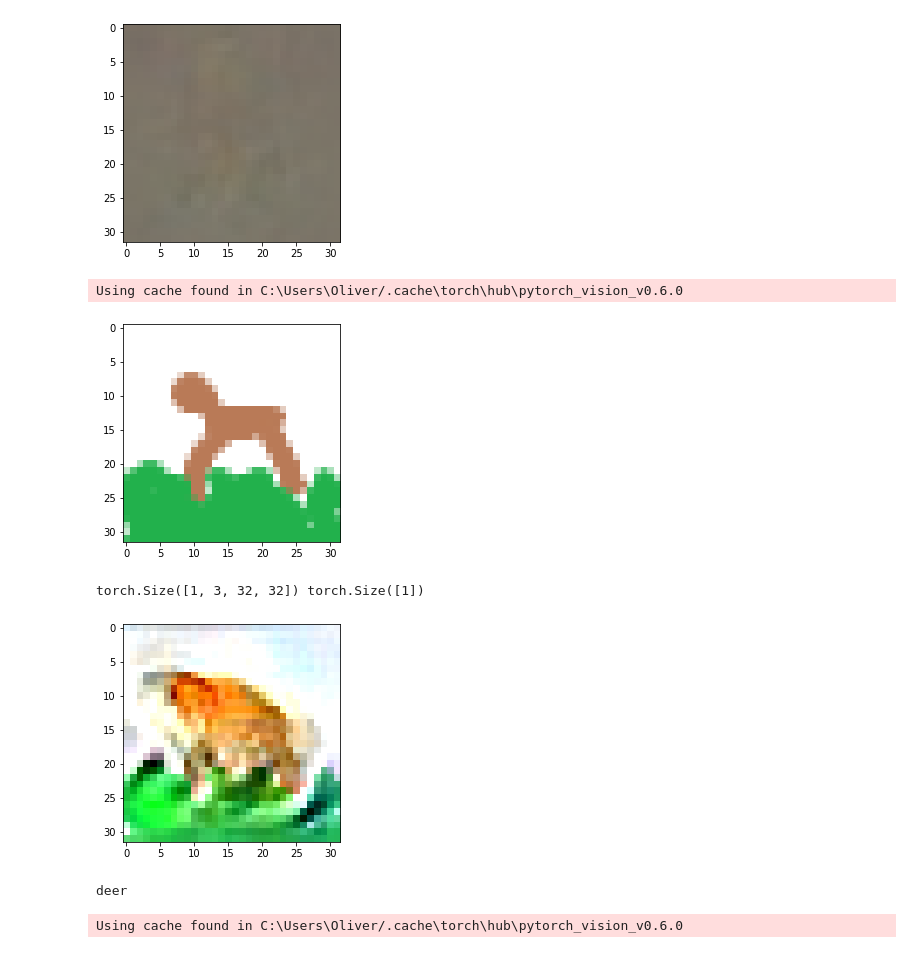
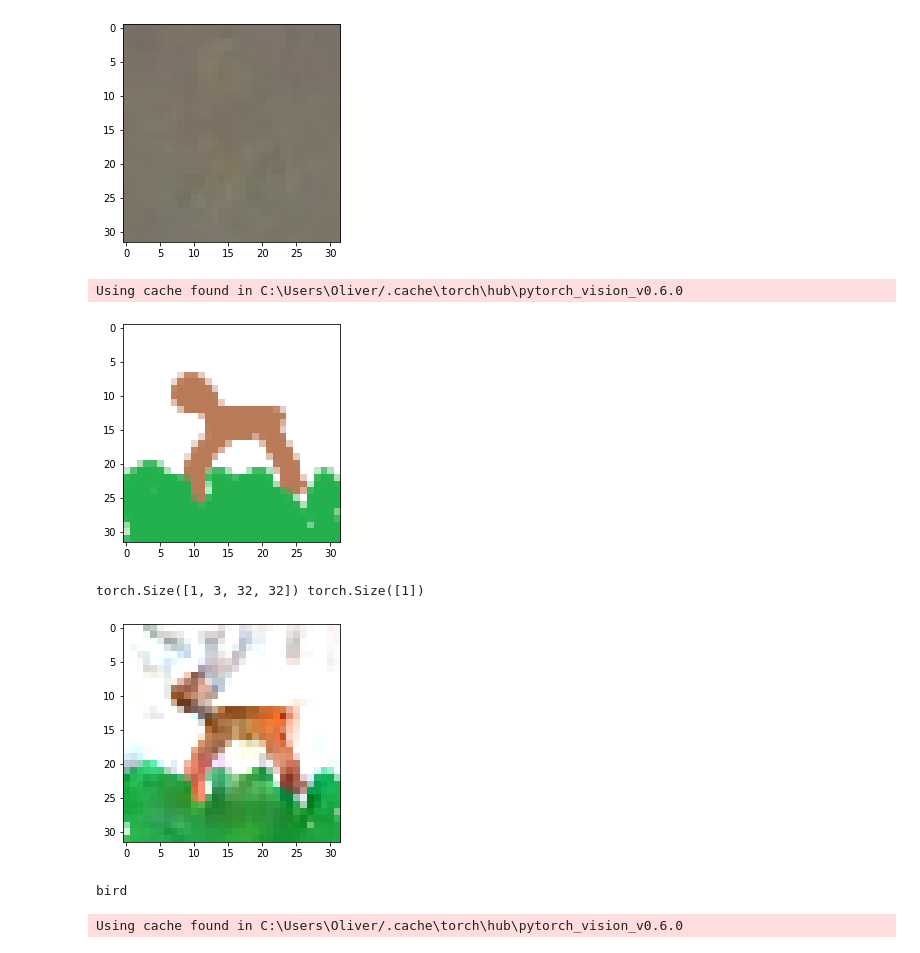
Before and after one commit to Blimeo/nmep-proj, a Jupyter notebook: main.ipynb, the cells around one changed output. Cells and saved outputs as stored; diff of their text form; code cells hidden in the pictures.

Commit message:
saved image

```diff
--- a/main.ipynb
+++ b/main.ipynb
@@ -96,30 +96,35 @@ deer
 [figure]
 # %%
 import imageio
+from torchvision.utils import save_image
 model = ResNet('18').to(device)
 model.load_state_dict(torch.load('models/resnet18_l2eps=10/85')) # 20 omg
 model.eval()
 image = torch.Tensor(imageio.imread('deer.png')).permute(2, 0, 1).to(device) / 255.
 # print(image.shape)
 plt.imshow(image.permute(1, 2, 0).cpu())
 plt.show()
-label = torch.Tensor([6]).cuda().long()
+label = torch.Tensor([6]).to(device).long()
 # adv = pgd(image.view(1,3,32,32), label, model, stepsize=1, eps=60, steps=80, constraint='l_2')
 # adv = pgd(image.view(1,3,32,32), label, model, stepsize=.015, eps=.6, steps=40, constraint='l_inf')
 # adv = pgd(image.view(1,3,32,32), label, model, stepsize=.03, eps=.1, steps=5, constraint='l_inf')
 eps=3500
 steps=100
 # adv = fgsm(image.view(1, 3, 32, 32), label, model, eps=0.2)
-adv = pgd_attack(image.view(3,32,32), 6, model, stepsize=2.5 * eps / steps, eps=eps, steps=steps, constraint='l_2')
+adv = pgd_attack(image.view(3,32,32), 4, model, stepsize=2.5 * eps / steps, eps=eps, steps=steps, constraint='l_2')
 plt.imshow(adv.cpu().view(3, 32, 32).permute(1, 2, 0))
 plt.show()
 print(cifar_labels[torch.argmax(model(adv.view(1, 3, 32, 32))).item()])
+
+upsample = transforms.Compose([transforms.ToPILImage(), transforms.Resize(480), transforms.ToTensor()])
+
+torchvision.utils.save_image(upsample(adv.cpu()), 'saved.png')
 # %% [output]
 Using cache found in C:\Users\Oliver/.cache\torch\hub\pytorch_vision_v0.6.0
 [figure]
 torch.Size([1, 3, 32, 32]) torch.Size([1])
-[figure, old version]
+[figure, new version]
-deer
+bird
 # %%
 for i in range(0,150,5):
     model = ResNet('18').to(device)
```
Also changed, not shown: 5 other files.
